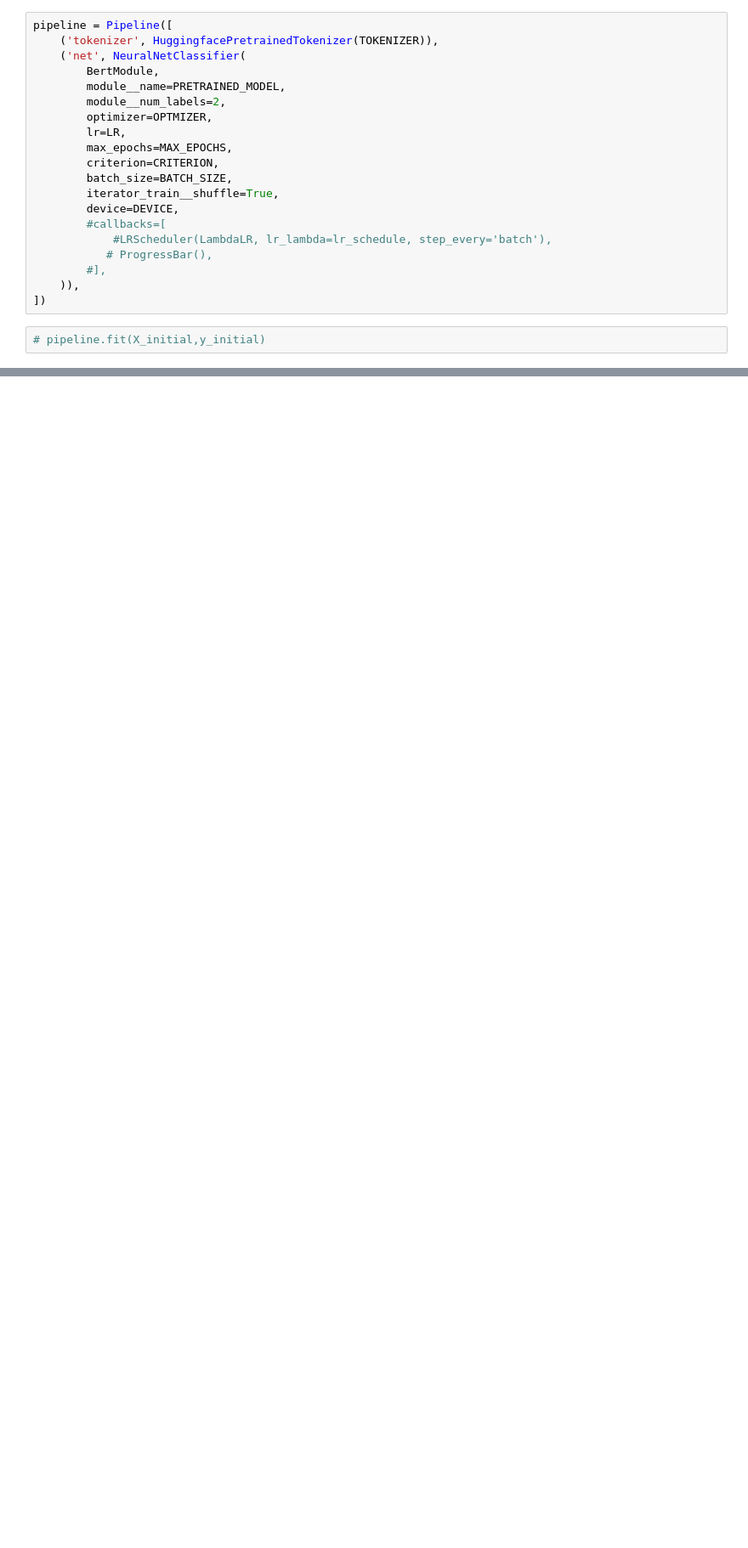
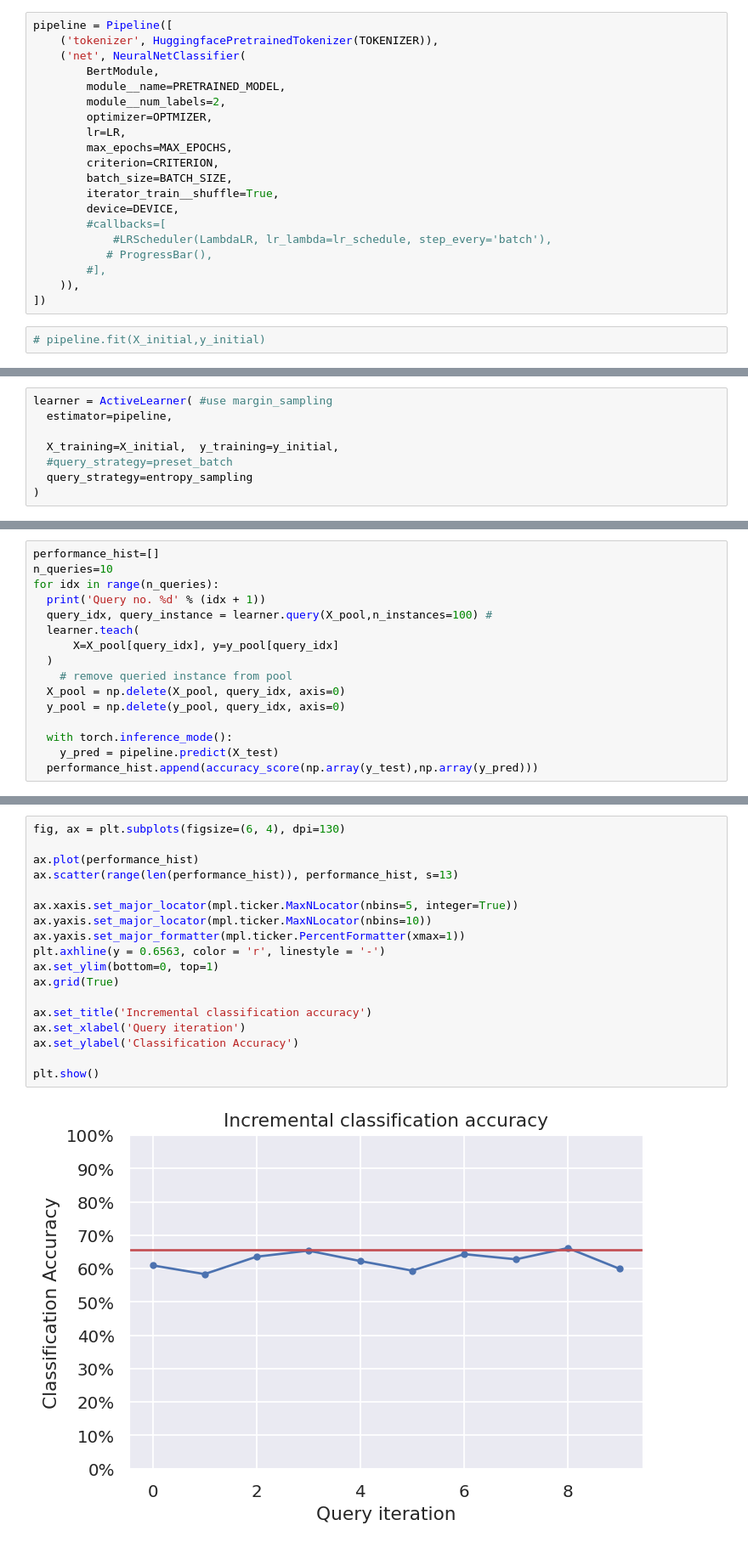
Before and after one commit to VinuraD/active-learning-sinbert, a Jupyter notebook: notebooks/active-learning-sustainable/active_learning_esg_bert_modAL.ipynb, the cells around one changed output, grey strips where cells are left out. Shown at 85% size. Saved outputs shown, nothing was run; the diff lists cells and outputs as text; blank space fills up the shorter version.

```diff
--- a/notebooks/active-learning-sustainable/active_learning_esg_bert_modAL.ipynb
+++ b/notebooks/active-learning-sustainable/active_learning_esg_bert_modAL.ipynb
@@ -481,0 +554,8 @@ plt.show()
+# %%
+learner = ActiveLearner( #use margin_sampling
+  estimator=pipeline,
+
+  X_training=X_initial,  y_training=y_initial,
+  #query_strategy=preset_batch
+  query_strategy=entropy_sampling
+)
@@ -481,0 +573,16 @@ plt.show()
+# %%
+performance_hist=[]
+n_queries=10
+for idx in range(n_queries):
+  print('Query no. %d' % (idx + 1))
+  query_idx, query_instance = learner.query(X_pool,n_instances=100) #
+  learner.teach(
+      X=X_pool[query_idx], y=y_pool[query_idx]
+  )
+    # remove queried instance from pool
+  X_pool = np.delete(X_pool, query_idx, axis=0)
+  y_pool = np.delete(y_pool, query_idx, axis=0)
+
+  with torch.inference_mode():
+    y_pred = pipeline.predict(X_test)
+  performance_hist.append(accuracy_score(np.array(y_test),np.array(y_pred)))
@@ -481,0 +668,20 @@ plt.show()
+# %%
+fig, ax = plt.subplots(figsize=(6, 4), dpi=130)
+
+ax.plot(performance_hist)
+ax.scatter(range(len(performance_hist)), performance_hist, s=13)
+
+ax.xaxis.set_major_locator(mpl.ticker.MaxNLocator(nbins=5, integer=True))
+ax.yaxis.set_major_locator(mpl.ticker.MaxNLocator(nbins=10))
+ax.yaxis.set_major_formatter(mpl.ticker.PercentFormatter(xmax=1))
+plt.axhline(y = 0.6563, color = 'r', linestyle = '-')
+ax.set_ylim(bottom=0, top=1)
+ax.grid(True)
+
+ax.set_title('Incremental classification accuracy')
+ax.set_xlabel('Query iteration')
+ax.set_ylabel('Classification Accuracy')
+
+plt.show()
+# %% [output]
+[figure, added]
```
Also changed, not shown: parts of 23 cells of this notebook.
